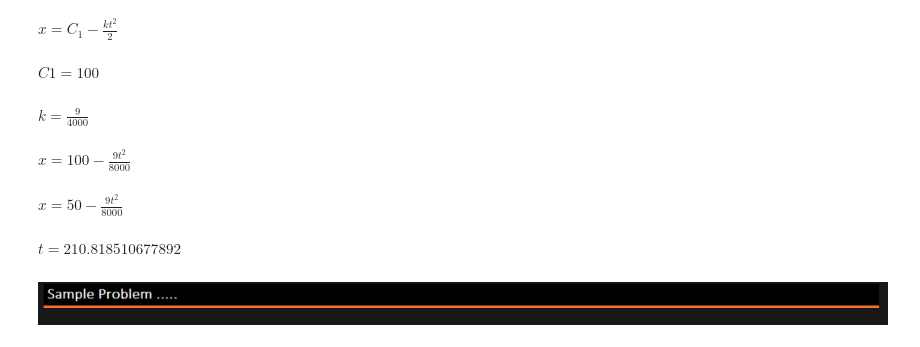
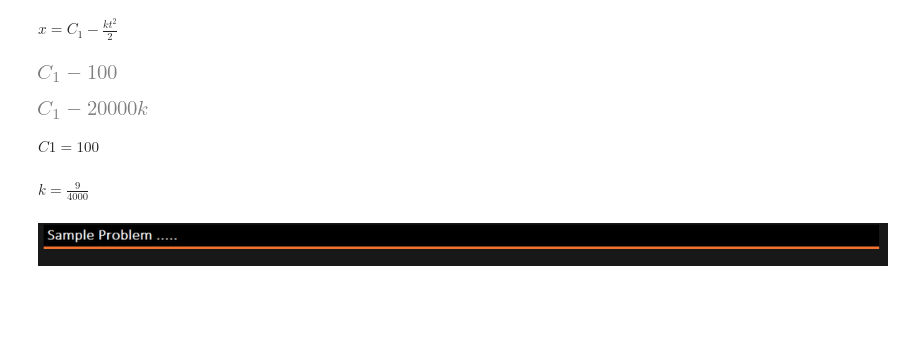
Before and after one commit to aldotb/Algebra-Math-Symbolic-Biblie, a Jupyter notebook: 16040 Ratio Change.ipynb, the cells around one changed output. Drawn from its saved outputs; the diff is of its cells as text; code cells hidden in the pictures; blank space fills up the shorter version.

```diff
--- a/16040 Ratio Change.ipynb
+++ b/16040 Ratio Change.ipynb
@@ -18,7 +22,7 @@ x.doit()
 # %% [output]
 $\displaystyle x=C_{1} - \frac{k t^{2}}{2}$
 # %%
-C1,k=simplesolve(x(0)-1,x(10)-0.5)
+C1,k=simplesolve(x(t=0)-1,x(t=10)-0.5)
 # %% [output]
 $\displaystyle C1 =1.0$
 $\displaystyle k =0.01$
@@ -45,3 +46,3 @@ from lib_MyIntegral import *
 # %%
-dx=MyDiff(-k*t,'dx')
+dx=MyDiff(-k*t,'dx',var=t)
 # %% [output]
@@ -54,4 +55,12 @@ $\displaystyle x=\int \left(- k t\right)\, dt$
 x.doit()
 # %% [output]
 $\displaystyle x=C_{1} - \frac{k t^{2}}{2}$
+# %%
+x(t=0)-100
+# %% [output]
+[figure, added]
+# %%
+x(t=200)
+# %% [output]
+[figure, added]
 # %%
@@ -59,15 +68,3 @@ C1,k=simplesolve(x(0)-100,x(200)-55,'MyEq')
 # %% [output]
 $\displaystyle C1 =100$
 $\displaystyle k =\frac{9}{4000}$
-# %%
-x.set(C1=C1,k=k)
-# %% [output]
-$\displaystyle x=100 - \frac{9 t^{2}}{8000}$
-# %%
-x.Substrac(50)
-# %% [output]
-$\displaystyle x=50 - \frac{9 t^{2}}{8000}$
-# %%
-t=x.solve(t,'signo','float')
-# %% [output]
-$\displaystyle t =210.818510677892$
```
Also changed, not shown: parts of 63 cells of this notebook, 5 other files.
